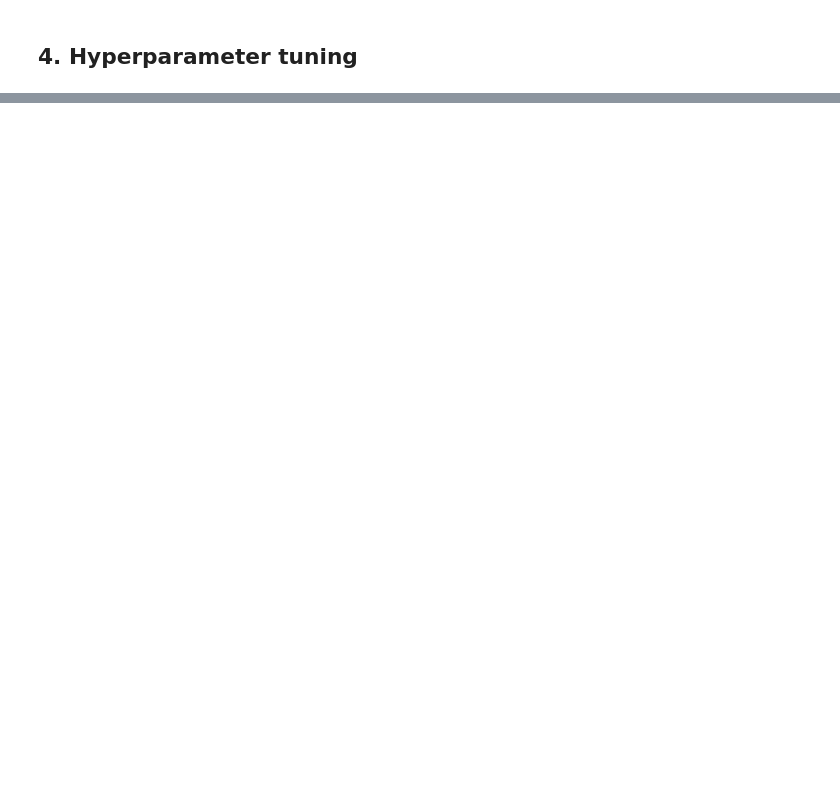
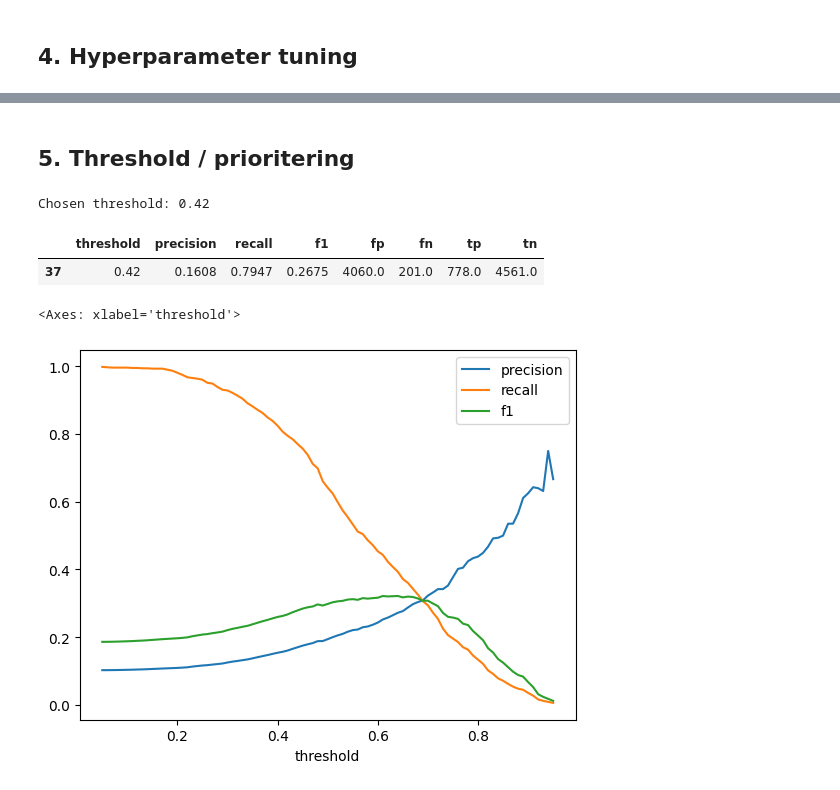
Before and after one commit to Jack-JackAttack/Grupp-Uppgift, a Jupyter notebook: report.ipynb, the cells around one changed output, grey strips where cells are left out. Cells and saved outputs as stored; diff of their text form; code cells hidden in the pictures; blank space fills up the shorter version.

Commit message:
Threshold + README

```diff
--- a/report.ipynb
+++ b/report.ipynb
@@ -153,0 +233,67 @@ print(f"Std CV {SCORING}:", round(best_row["std_test_score"], 3))
+# %% [markdown]
+## 5. Threshold / prioritering
+# %%
+from sklearn.model_selection import cross_val_predict, cross_val_score
+from sklearn.metrics import (
+    accuracy_score,
+    precision_score,
+    recall_score,
+    f1_score,
+    confusion_matrix,
+    ConfusionMatrixDisplay,
+    classification_report,
+    precision_recall_curve,
+    average_precision_score,
+)
+
+best_model = grid_logreg.best_estimator_
+
+oof_proba = cross_val_predict(
+    best_model,
+    X_train,
+    y_train,
+    cv=cv,
+    method="predict_proba",
+    n_jobs=-1
+)[:, 1]
+
+thresholds = np.linspace(0.05, 0.95, 91)
+
+rows = []
+
+for t in thresholds:
+    preds = (oof_proba >= t).astype(int)
+    tn, fp, fn, tp = confusion_matrix(y_train, preds).ravel()
+
+    rows.append({
+        "threshold": t,
+        "precision": precision_score(y_train, preds, zero_division=0),
+        "recall": recall_score(y_train, preds, zero_division=0),
+        "f1": f1_score(y_train, preds, zero_division=0),
+        "fp": fp,
+        "fn": fn,
+        "tp": tp,
+        "tn": tn
+    })
+
+thr_df = pd.DataFrame(rows)
+
+# Välj högsta recall bland thresholds med precision >=
+candidate_rows = thr_df[thr_df["precision"] >= 0.16]
+
+if not candidate_rows.empty:
+    best_row = candidate_rows.sort_values(["recall", "threshold"], ascending=[False, False]).iloc[0]
+    best_t = float(best_row["threshold"])
+
+    print("Chosen threshold:", round(best_t, 4))
+    display(best_row.to_frame().T.round(4))
+else:
+    print("No threshold met the required precision.")
+
+thr_df.plot(x="threshold", y=["precision","recall","f1"])
+# %% [output]
+Chosen threshold: 0.42
+|  | threshold | precision | recall | f1 | fp | fn | tp | tn |
+| 37 | 0.42 | 0.1608 | 0.7947 | 0.2675 | 4060.0 | 201.0 | 778.0 | 4561.0 |
+<Axes: xlabel='threshold'>
+[figure, added]
```
Also changed, not shown: parts of 11 cells of this notebook, 1 other file.
